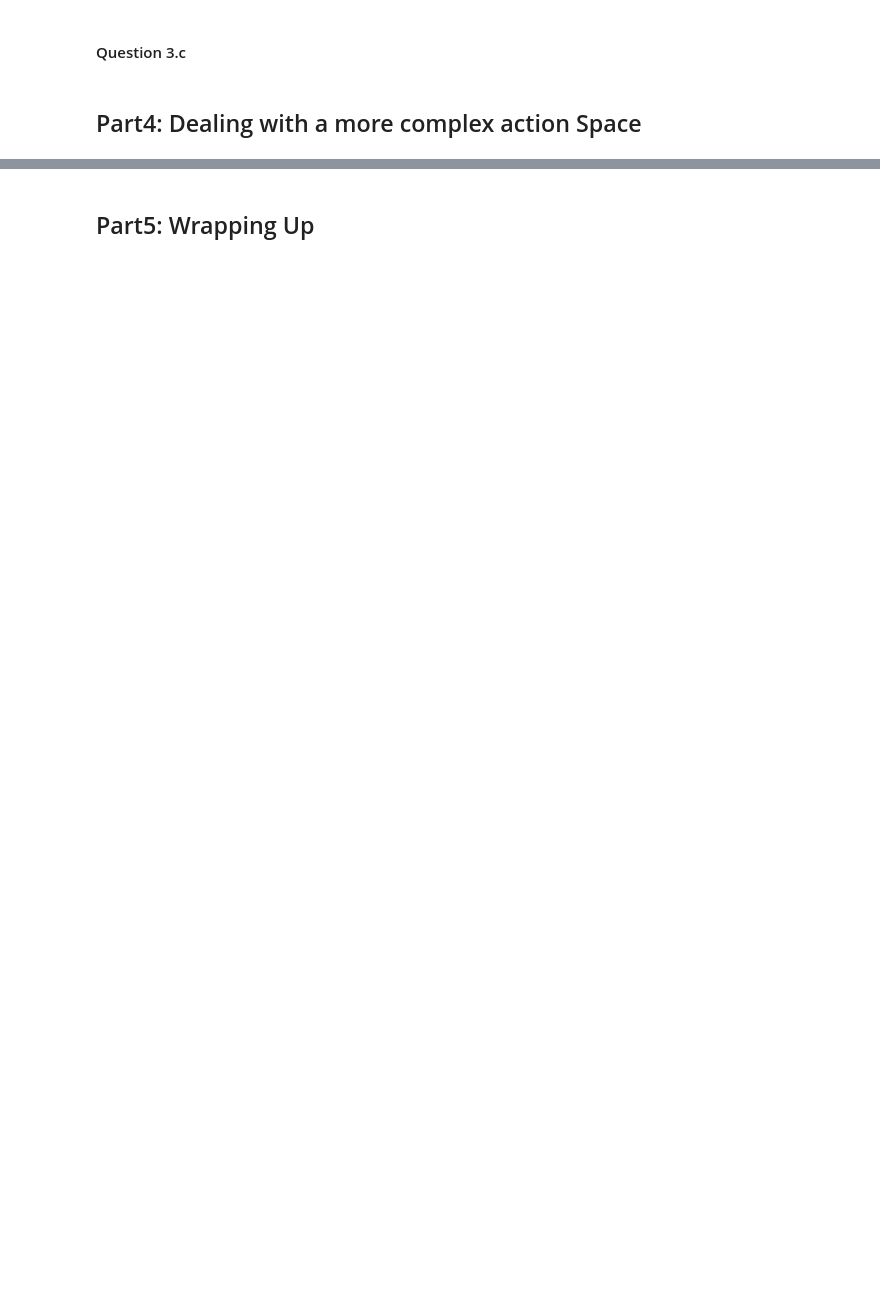
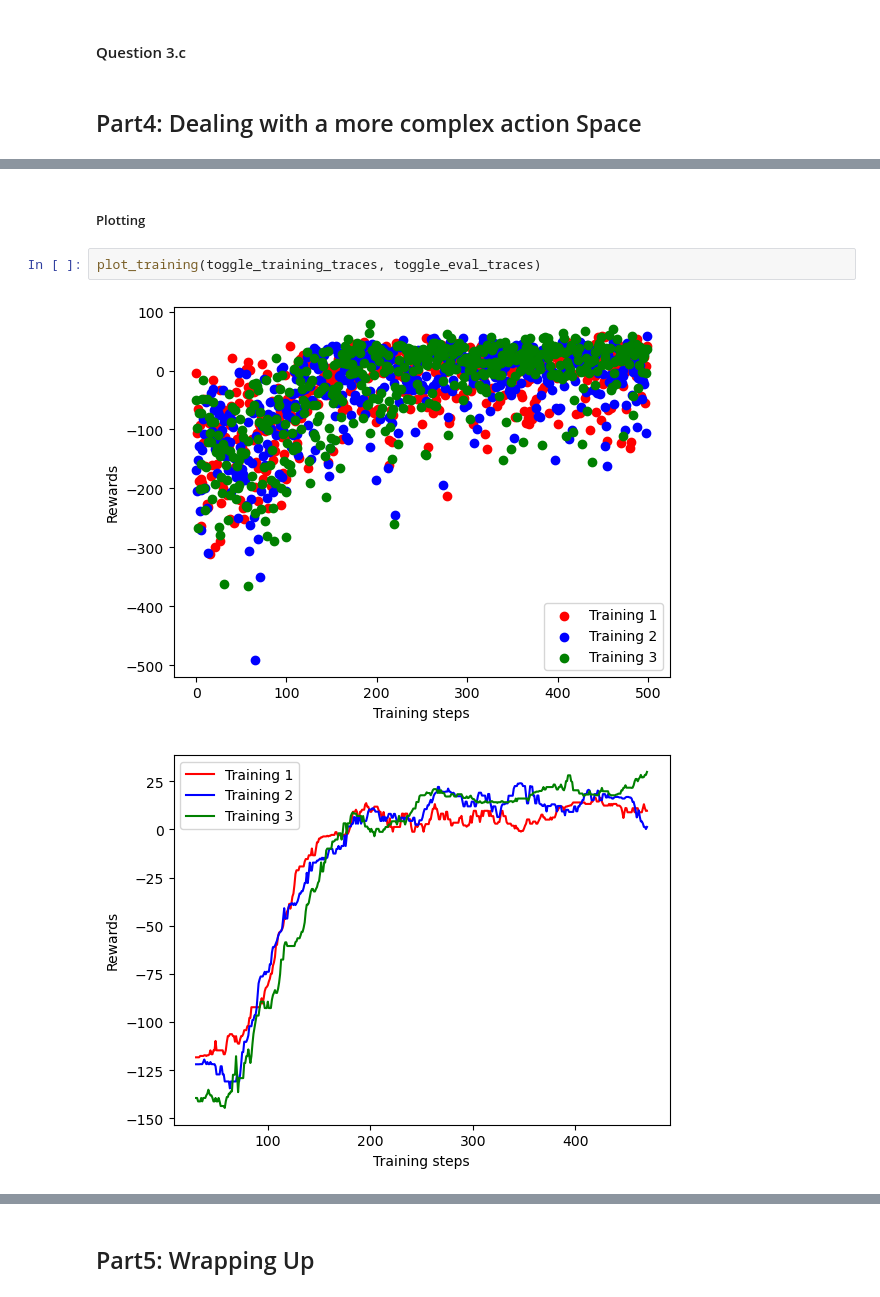
Before and after one commit to paulblgr/Miniproject-ANN, a Jupyter notebook: notebook.ipynb, the cells around one changed output, grey strips where cells are left out. Drawn from its saved outputs; the diff is of its cells as text; blank space fills up the shorter version.

```diff
--- a/notebook.ipynb
+++ b/notebook.ipynb
@@ -261,0 +212,7 @@ plt.show()
+# %% [markdown]
+##### Plotting
+# %%
+plot_training(toggle_training_traces, toggle_eval_traces)
+# %% [output]
+[figure, added]
+[figure, added]
```
Also changed, not shown: parts of 20 cells of this notebook, 13 other files.
